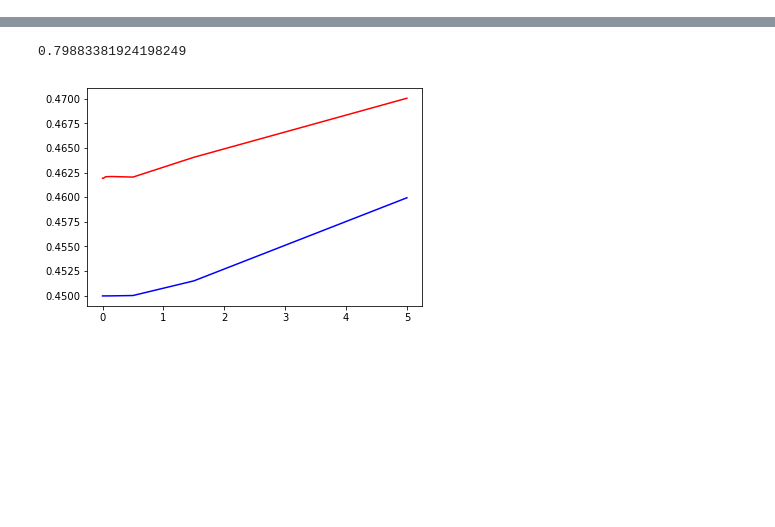
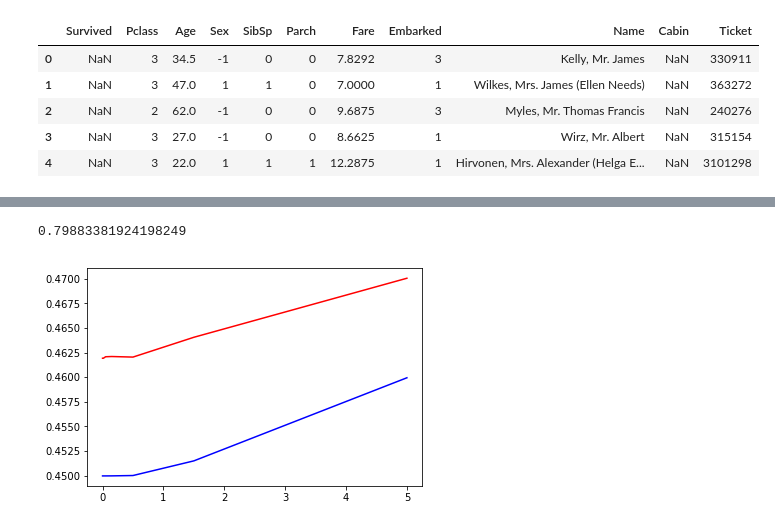
Before and after one commit to badGarnet/titanic_survive, a Jupyter notebook: scratch pad.ipynb, the cells around one changed output, grey strips where cells are left out. Cells and saved outputs as stored; diff of their text form; code cells hidden in the pictures; blank space fills up the shorter version.

```diff
--- a/LG notes.ipynb
+++ b/scratch pad.ipynb
@@ -59,0 +54,12 @@ y_predict = titan.sigmoid(np.dot(X,w[0]))
+# %%
+features = ['Survived', 'Pclass', 'Age', 'Sex', 'SibSp', 'Parch', 'Fare','Embarked','Name', 'Cabin', 'Ticket']
+testin = titan.readdata('test.csv', 1, 1, features)
+testset = testin['train']
+testset.head()
+# %% [output]
+|  | Survived | Pclass | Age | Sex | SibSp | Parch | Fare | Embarked | Name | Cabin | Ticket |
+| 0 | NaN | 3 | 34.5 | -1 | 0 | 0 | 7.8292 | 3 | Kelly, Mr. James | NaN | 330911 |
+| 1 | NaN | 3 | 47.0 | 1 | 1 | 0 | 7.0000 | 1 | Wilkes, Mrs. James (Ellen Needs) | NaN | 363272 |
+| 2 | NaN | 2 | 62.0 | -1 | 0 | 0 | 9.6875 | 3 | Myles, Mr. Thomas Francis | NaN | 240276 |
+| 3 | NaN | 3 | 27.0 | -1 | 0 | 0 | 8.6625 | 1 | Wirz, Mr. Albert | NaN | 315154 |
+| 4 | NaN | 3 | 22.0 | 1 | 1 | 1 | 12.2875 | 1 | Hirvonen, Mrs. Alexander (Helga E... | NaN | 3101298 |
```
Also changed, not shown: parts of 12 cells of this notebook, 1 other file.
